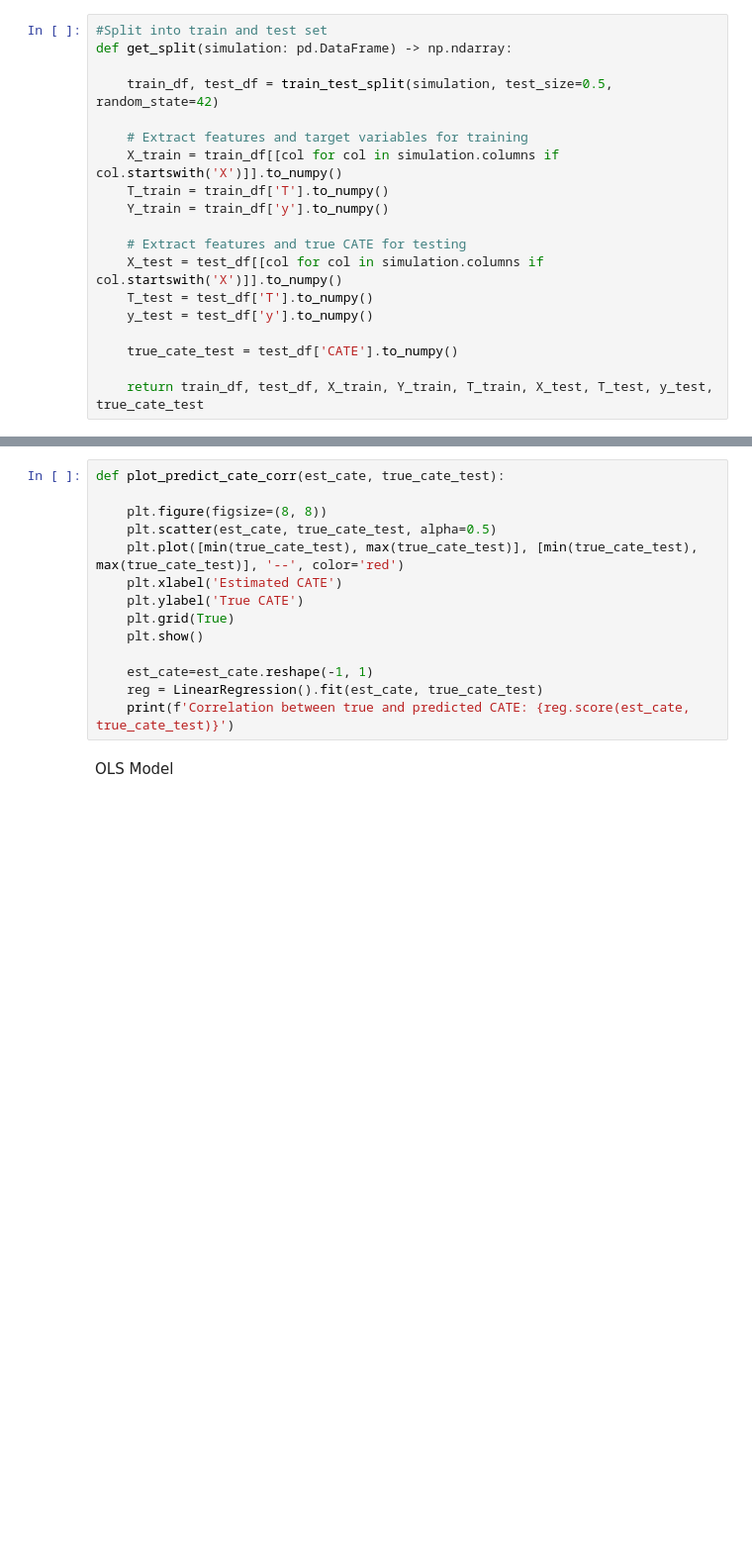
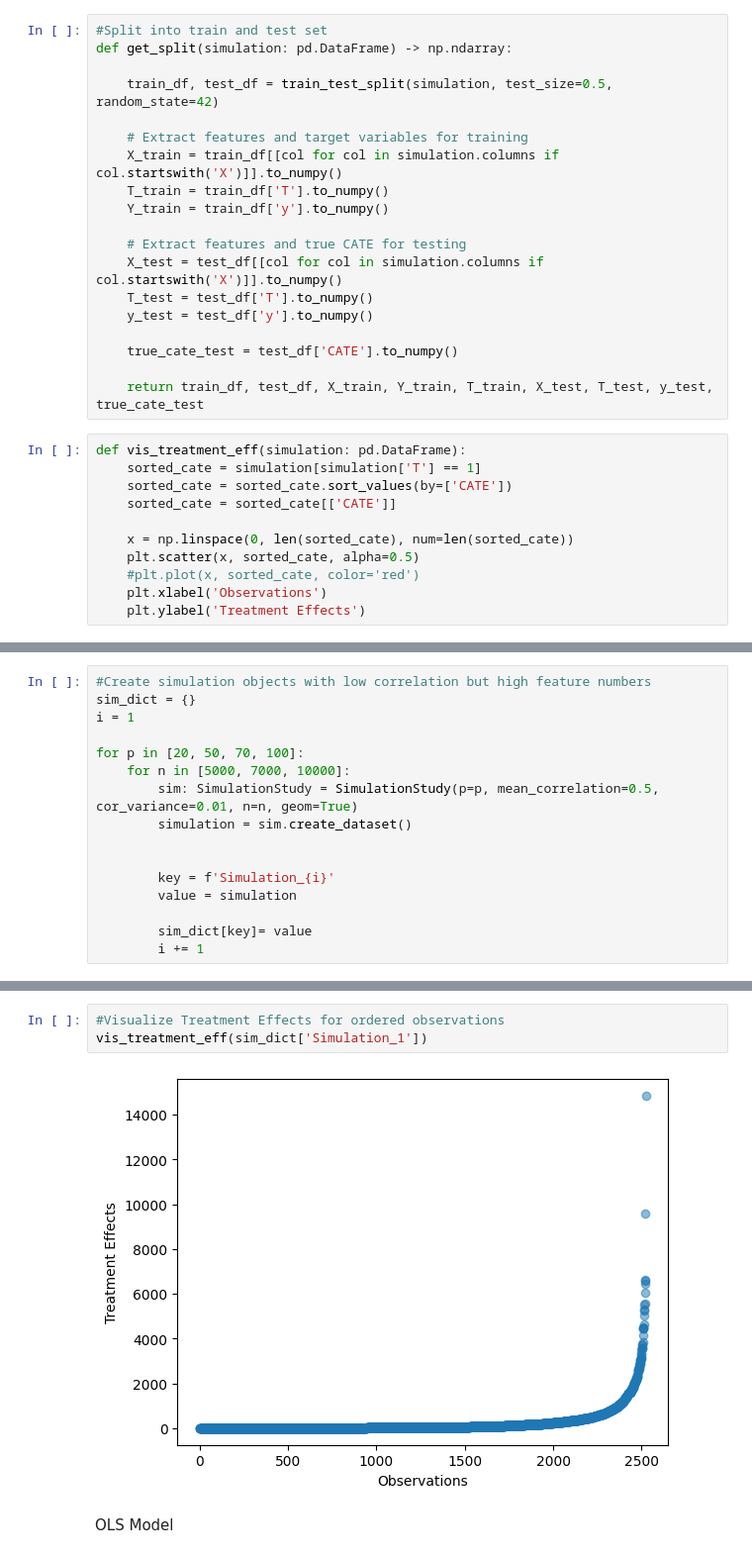
Before and after one commit to Jackbonkins/Heter_effects, a Jupyter notebook: Analysis.ipynb, the cells around one changed output, grey strips where cells are left out. Shown at 99% size. Cells and saved outputs as stored; diff of their text form; blank space fills up the shorter version.

```diff
--- a/Analysis.ipynb
+++ b/Analysis.ipynb
@@ -41,3 +32,14 @@ def get_split(simulation: pd.DataFrame) -> np.ndarray:
     true_cate_test = test_df['CATE'].to_numpy()
 
     return train_df, test_df, X_train, Y_train, T_train, X_test, T_test, y_test, true_cate_test
+# %%
+def vis_treatment_eff(simulation: pd.DataFrame):
+    sorted_cate = simulation[simulation['T'] == 1]
+    sorted_cate = sorted_cate.sort_values(by=['CATE'])
+    sorted_cate = sorted_cate[['CATE']]
+
+    x = np.linspace(0, len(sorted_cate), num=len(sorted_cate))
+    plt.scatter(x, sorted_cate, alpha=0.5)
+    #plt.plot(x, sorted_cate, color='red')
+    plt.xlabel('Observations')
+    plt.ylabel('Treatment Effects')
@@ -43,0 +60,16 @@ def get_split(simulation: pd.DataFrame) -> np.ndarray:
+# %%
+#Create simulation objects with low correlation but high feature numbers
+sim_dict = {}
+i = 1
+
+for p in [20, 50, 70, 100]:
+    for n in [5000, 7000, 10000]:
+        sim: SimulationStudy = SimulationStudy(p=p, mean_correlation=0.5, cor_variance=0.01, n=n, geom=True)
+        simulation = sim.create_dataset()
+
+
+        key = f'Simulation_{i}'
+        value = simulation
+
+        sim_dict[key]= value
+        i += 1
@@ -48,17 +99,8 @@ train_df_1, test_df_1, X_train_1, Y_train_1, T_train_1, X_test_1, T_test_1, y_te
-# %%
-def plot_predict_cate_corr(est_cate, true_cate_test):
-
-    plt.figure(figsize=(8, 8))
-    plt.scatter(est_cate, true_cate_test, alpha=0.5)
-    plt.plot([min(true_cate_test), max(true_cate_test)], [min(true_cate_test), max(true_cate_test)], '--', color='red')
-    plt.xlabel('Estimated CATE')
-    plt.ylabel('True CATE')
-    plt.grid(True)
-    plt.show()
-
-    est_cate=est_cate.reshape(-1, 1)
-    reg = LinearRegression().fit(est_cate, true_cate_test)
-    print(f'Correlation between true and predicted CATE: {reg.score(est_cate, true_cate_test)}')
+# %%
+#Visualize Treatment Effects for ordered observations
+vis_treatment_eff(sim_dict['Simulation_1'])
+# %% [output]
+[figure, added]
 # %% [markdown]
 OLS Model
 # %%
```
Also changed, not shown: parts of 8 cells of this notebook.
